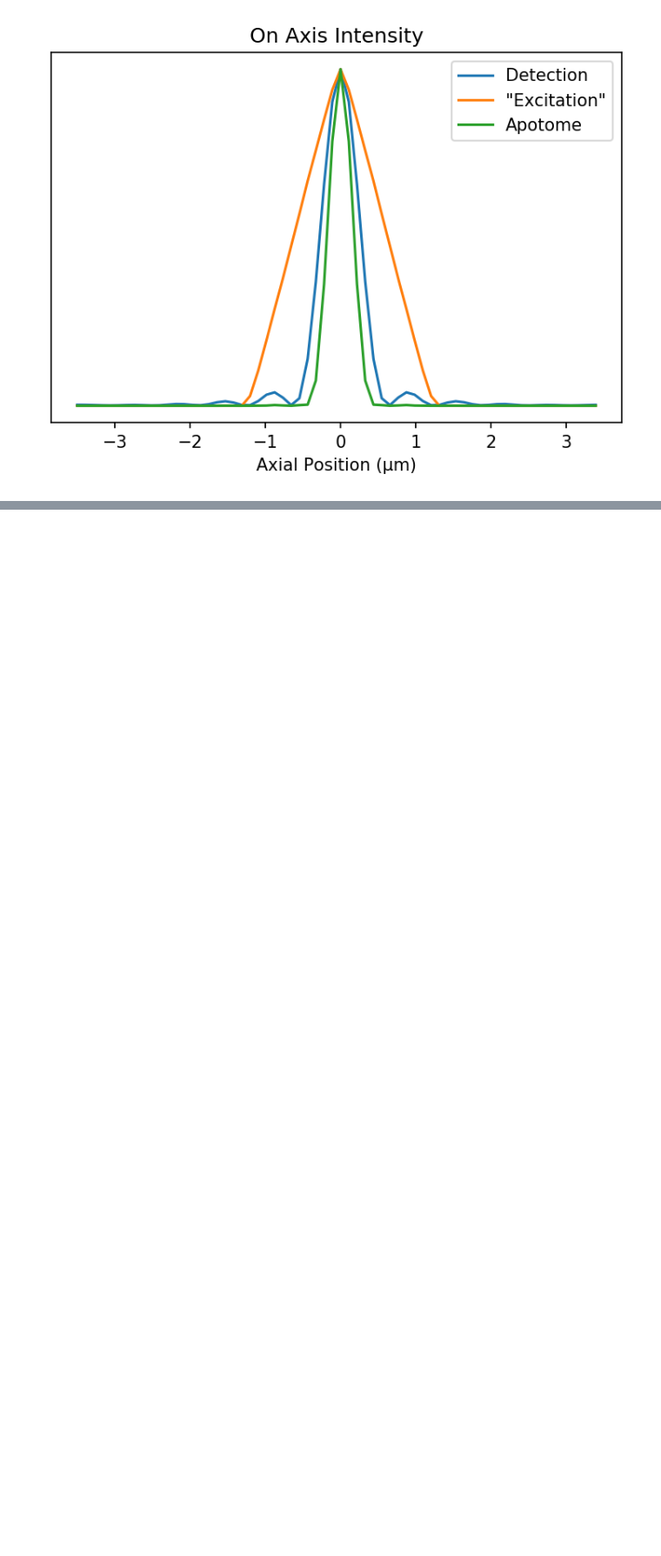
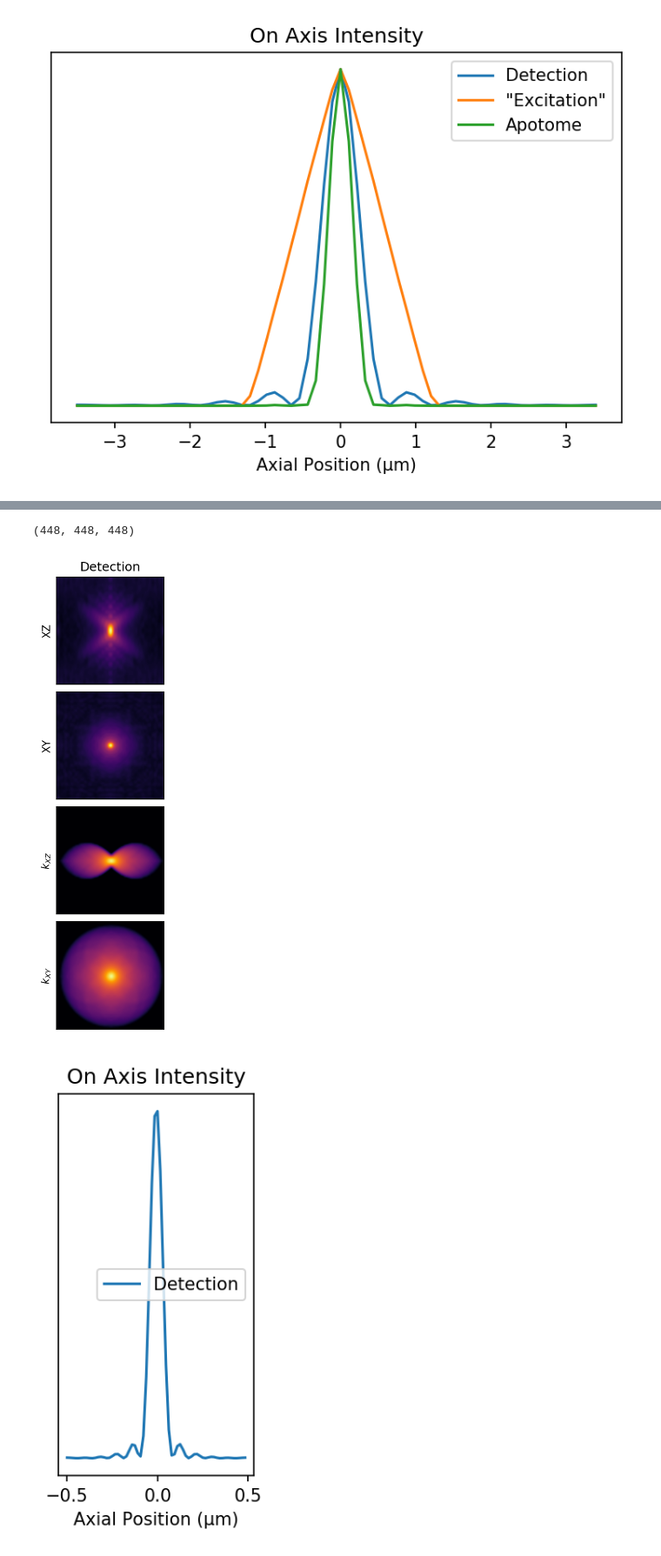
Before and after one commit to david-hoffman/pyotf, a Jupyter notebook: notebooks/Microscope Imaging Models/Apotome.ipynb, the cells around one changed output, grey strips where cells are left out. Shown at 87% size. Drawn from its saved outputs; the diff is of its cells as text; code cells hidden in the pictures; blank space fills up the shorter version.

```diff
--- a/notebooks/Microscope Imaging Models/Apotome.ipynb
+++ b/notebooks/Microscope Imaging Models/Apotome.ipynb
@@ -110,0 +113,4 @@ easy_plot((psf_det, otf_plot.real, psf_apo), ("Detection", '"Excitation"', "Apot
+# %%
+oversample_factor = 7
+psf_params["res"] = nyquist_sampling * 0.99 / oversample_factor
+psf_params["size"] = 64 * oversample_factor
@@ -110,0 +122,9 @@ easy_plot((psf_det, otf_plot.real, psf_apo), ("Detection", '"Excitation"', "Apot
+# %%
+psf_det.shape
+# %% [output]
+(448, 448, 448)
+# %%
+easy_plot((psf_det, ), ("Detection", ), oversample_factor, psf_params["res"], vmin=1e-2)
+# %% [output]
+[figure, added]
+[figure, added]
```
Also changed, not shown: parts of 11 cells of this notebook, 2 other files.
